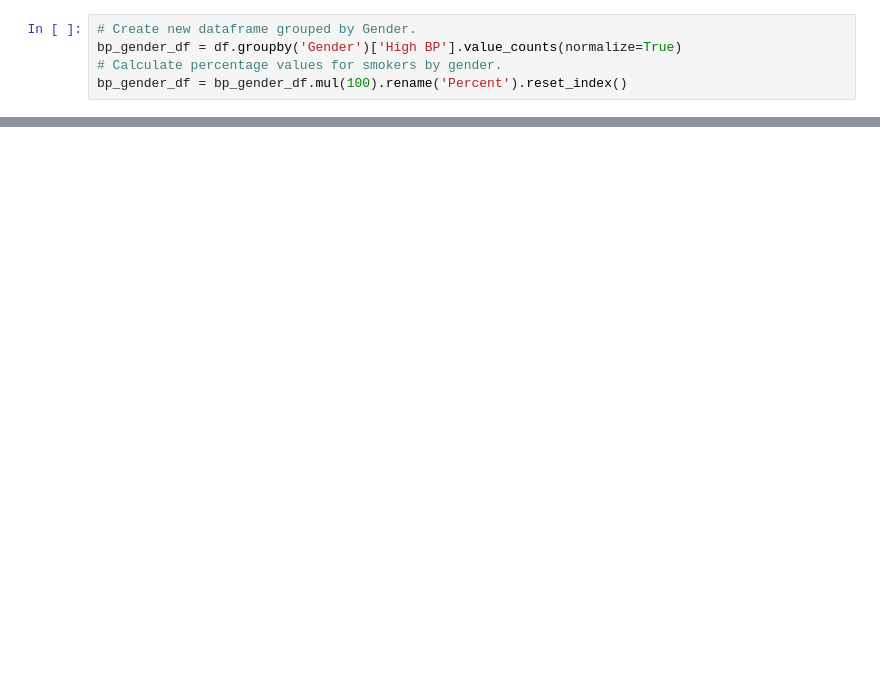
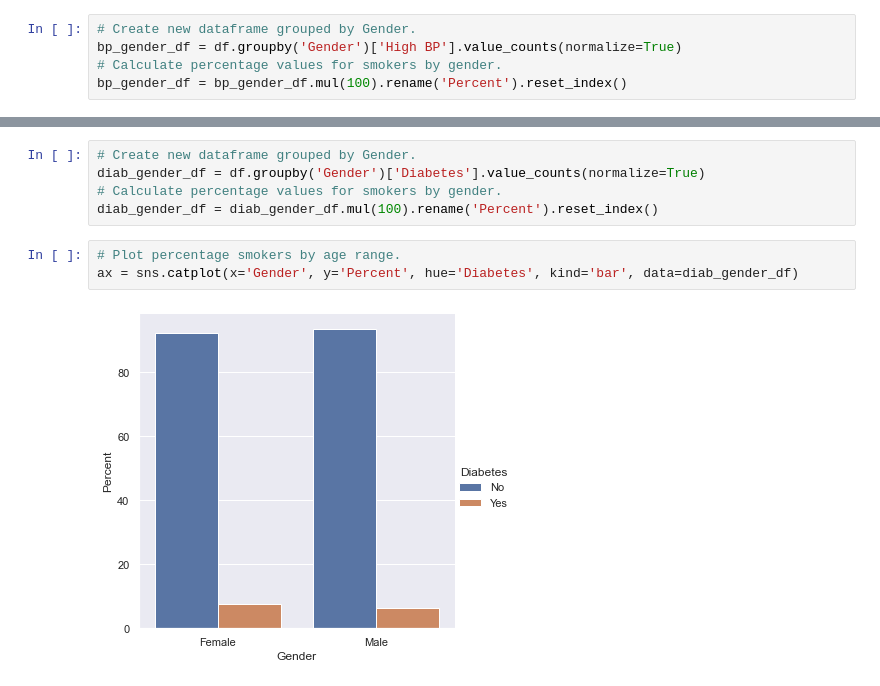
Before and after one commit to Sam-Tracey/PDA_Project_2021, a Jupyter notebook: PDA_Project.ipynb, the cells around one changed output, grey strips where cells are left out. Saved outputs shown, nothing was run; the diff lists cells and outputs as text; blank space fills up the shorter version.

```diff
--- a/PDA_Project.ipynb
+++ b/PDA_Project.ipynb
@@ -341,3 +431,13 @@ ax = sns.catplot(x='Gender', y='Percent', hue='High BP', kind='bar', data=bp_gen
+# %%
+# Create new dataframe grouped by Gender.
+diab_gender_df = df.groupby('Gender')['Diabetes'].value_counts(normalize=True)
+# Calculate percentage values for smokers by gender.
+diab_gender_df = diab_gender_df.mul(100).rename('Percent').reset_index()
+# %%
+# Plot percentage smokers by age range.
+ax = sns.catplot(x='Gender', y='Percent', hue='Diabetes', kind='bar', data=diab_gender_df)
+# %% [output]
+[figure, added]
 # %% [markdown]
 ## References.
 
```
Also changed, not shown: parts of 24 cells of this notebook, 2 other files.
